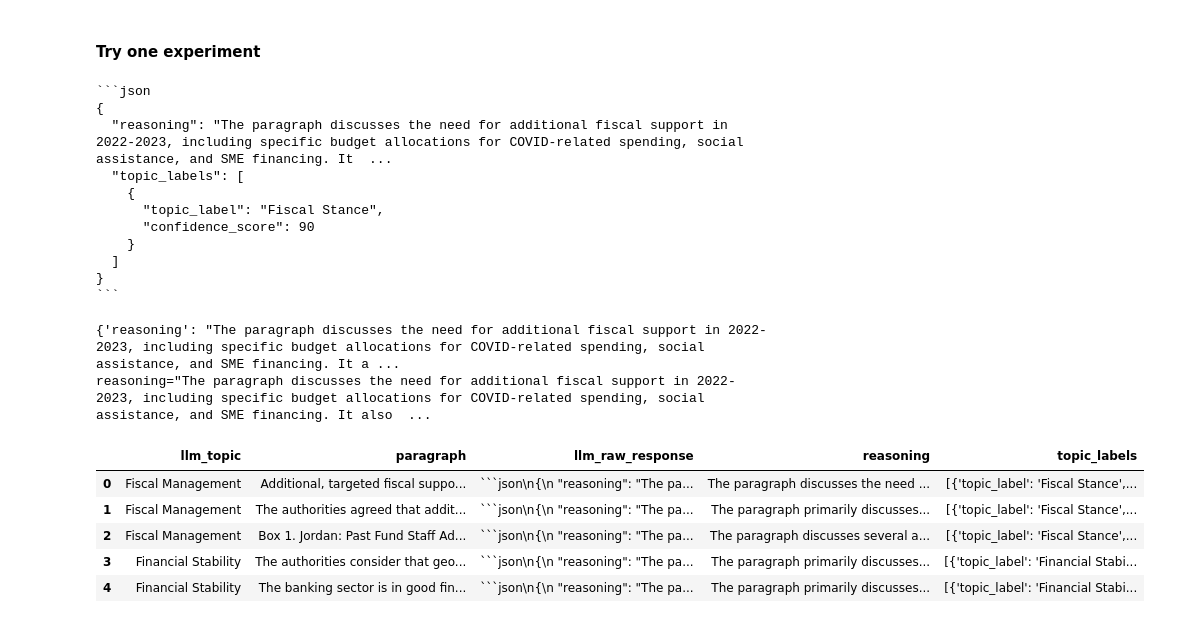
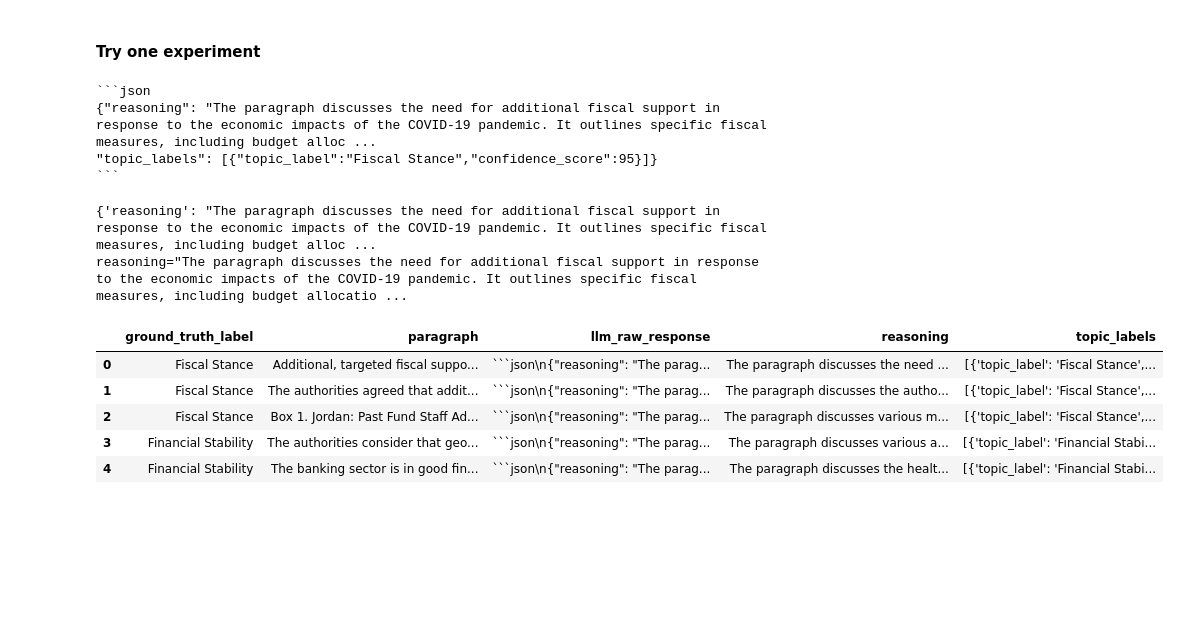
Before and after one commit to johnsonice/Fund_ISR, a Jupyter notebook: notebooks/detailed_topic_classification_llm.ipynb, the cells around one changed output. Drawn from its saved outputs; the diff is of its cells as text; code cells hidden in the pictures; blank space fills up the shorter version.

````diff
--- a/notebooks/detailed_topic_classification_llm.ipynb
+++ b/notebooks/detailed_topic_classification_llm.ipynb
@@ -27,8 +27,8 @@ key = load_json('/root/data/keys/openai_key.json')
 os.environ['OPENAI_API_KEY'] = key['ISR']['API_KEY']
 openai.api_key  = os.getenv('OPENAI_API_KEY')
 
-# %%
-llm_agent  = BSAgent(model="gpt-4o",
+
+llm_agent  = BSAgent(model="gpt-4o-mini",  #gpt-40
                     temperature=0)
 ## just run one test, make sure the api works
 pt = {'System':'You are a helpful assistant.',
@@ -40,9 +40,9 @@ I don't have a personal name, but you can call me Assistant. How can I help you
 # %% [markdown]
 #### Try one paragraph and see how well it works
 # %%
-df = pd.read_csv('/root/data/Fund/CSR/llm_detailed_topic_results.csv')
+df = pd.read_csv('/root/data/Fund/CSR/detailed_topic_identification_eval_small.csv')
 df.rename(columns={"paragraph": "examples"}, inplace=True)
-print(df.iloc[0]['llm_topic'])
+print(df.iloc[0]['ground_truth_label'])
 print(df.iloc[0]['examples'])
 test_input = df.iloc[0]
 # %% [output]
@@ -155,15 +155,8 @@ res = llm_agent.get_response_content(prompt_template=topic_pt_temp)
 print(res)
 # %% [output]
 ```json
-{
-  "reasoning": "The paragraph discusses the need for additional fiscal support in 2022-2023, including specific budget allocations for COVID-related spending, social assistance, and SME financing. It  ...
-  "topic_labels": [
-    {
-      "topic_label": "Fiscal Stance",
-      "confidence_score": 90
-    }
-  ]
-}
+{"reasoning": "The paragraph discusses the need for additional fiscal support in response to the economic impacts of the COVID-19 pandemic. It outlines specific fiscal measures, including budget alloc ...
+"topic_labels": [{"topic_label":"Fiscal Stance","confidence_score":95}]}
 ```
 # %%
 ## two different ways of parsing results
@@ -172,8 +165,8 @@ print(res_dict)
 res_dict2 = parser.parse(res)
 print(res_dict2)
 # %% [output]
-{'reasoning': "The paragraph discusses the need for additional fiscal support in 2022-2023, including specific budget allocations for COVID-related spending, social assistance, and SME financing. It a ...
-reasoning="The paragraph discusses the need for additional fiscal support in 2022-2023, including specific budget allocations for COVID-related spending, social assistance, and SME financing. It also  ...
+{'reasoning': "The paragraph discusses the need for additional fiscal support in response to the economic impacts of the COVID-19 pandemic. It outlines specific fiscal measures, including budget alloc ...
+reasoning="The paragraph discusses the need for additional fiscal support in response to the economic impacts of the COVID-19 pandemic. It outlines specific fiscal measures, including budget allocatio ...
 # %%
 sample_results = []
 for idx,r in tqdm(df.iterrows()):
@@ -184,17 +177,17 @@ for idx,r in tqdm(df.iterrows()):
         #res_dict = llm_agent.parse_load_json_str(res)
         #sample_results.append([r['llm_topic'],r['examples'],res_dict['reasoning'],res_dict['topic_labels']])
         res_dict = parser.parse(res).dict()
-        sample_results.append([r['llm_topic'],r['examples'],res,res_dict['reasoning'],res_dict['topic_labels']])
+        sample_results.append([r['ground_truth_label'],r['examples'],res,res_dict['reasoning'],res_dict['topic_labels']])
     except:
-        sample_results.append([r['llm_topic'],r['examples'],res,None,None])
+        sample_results.append([r['ground_truth_label'],r['examples'],res,None,None])
 # %%
-res_df = pd.DataFrame(sample_results,columns=['llm_topic','paragraph','llm_raw_response','reasoning','topic_labels'])
+res_df = pd.DataFrame(sample_results,columns=['ground_truth_label','paragraph','llm_raw_response','reasoning','topic_labels'])
 res_df.head()
 # %% [output]
-|  | llm_topic | paragraph | llm_raw_response | reasoning | topic_labels |
-| 0 | Fiscal Management | Additional, targeted fiscal suppo... | ```json\n{\n "reasoning": "The pa... | The paragraph discusses the need ... | [{'topic_label': 'Fiscal Stance',... |
-| 1 | Fiscal Management | The authorities agreed that addit... | ```json\n{\n "reasoning": "The pa... | The paragraph primarily discusses... | [{'topic_label': 'Fiscal Stance',... |
-| 2 | Fiscal Management | Box 1. Jordan: Past Fund Staff Ad... | ```json\n{\n "reasoning": "The pa... | The paragraph discusses several a... | [{'topic_label': 'Fiscal Stance',... |
-| 3 | Financial Stability | The authorities consider that geo... | ```json\n{\n "reasoning": "The pa... | The paragraph primarily discusses... | [{'topic_label': 'Financial Stabi... |
-| 4 | Financial Stability | The banking sector is in good fin... | ```json\n{\n "reasoning": "The pa... | The paragraph primarily discusses... | [{'topic_label': 'Financial Stabi... |
+|  | ground_truth_label | paragraph | llm_raw_response | reasoning | topic_labels |
+| 0 | Fiscal Stance | Additional, targeted fiscal suppo... | ```json\n{"reasoning": "The parag... | The paragraph discusses the need ... | [{'topic_label': 'Fiscal Stance',... |
+| 1 | Fiscal Stance | The authorities agreed that addit... | ```json\n{"reasoning": "The parag... | The paragraph discusses the autho... | [{'topic_label': 'Fiscal Stance',... |
+| 2 | Fiscal Stance | Box 1. Jordan: Past Fund Staff Ad... | ```json\n{"reasoning": "The parag... | The paragraph discusses various m... | [{'topic_label': 'Fiscal Stance',... |
+| 3 | Financial Stability | The authorities consider that geo... | ```json\n{"reasoning": "The parag... | The paragraph discusses various a... | [{'topic_label': 'Financial Stabi... |
+| 4 | Financial Stability | The banking sector is in good fin... | ```json\n{"reasoning": "The parag... | The paragraph discusses the healt... | [{'topic_label': 'Financial Stabi... |
 # %%
````
Also changed, not shown: parts of 3 cells of this notebook, 3 other files.
